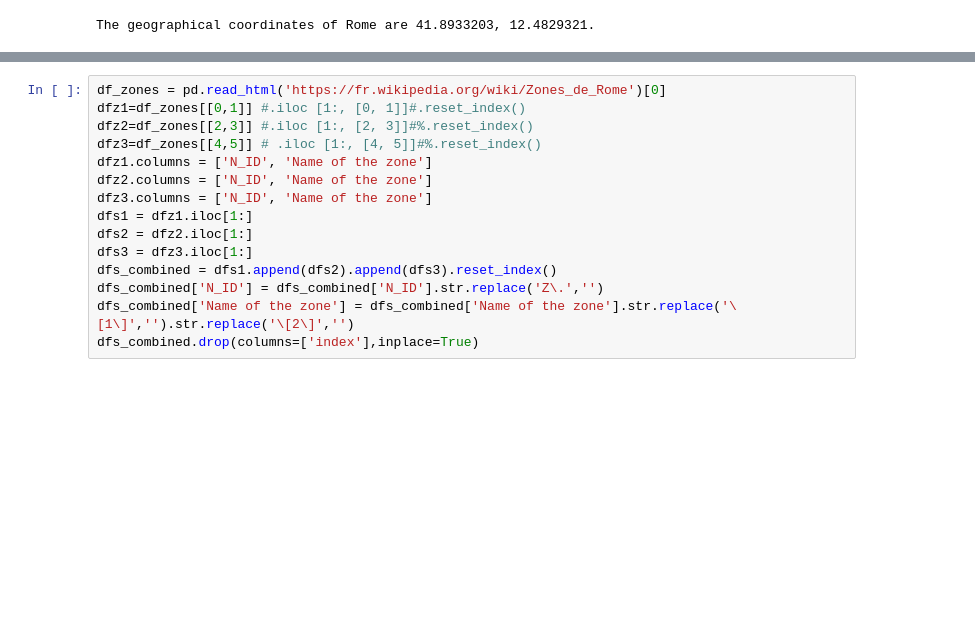
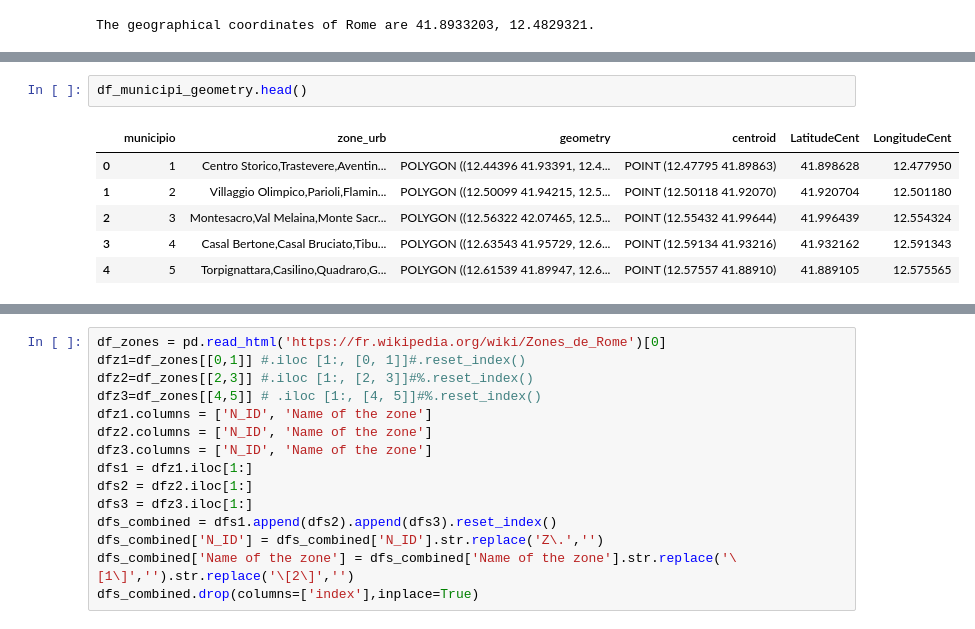
Before and after one commit to andife/AppliedDataScienceCapstone, a Jupyter notebook: final_Capstone_github.ipynb, the cells around one changed output, grey strips where cells are left out. Cells and saved outputs as stored; diff of their text form; blank space fills up the shorter version.

```diff
--- a/final_Capstone_github.ipynb
+++ b/final_Capstone_github.ipynb
@@ -174 +261,10 @@ dfcut = df_municipi_comb[['Area','Density','geometry']].copy(deep=True)
+# %%
+df_municipi_geometry.head()
+# %% [output]
+|  | municipio | zone_urb | geometry | centroid | LatitudeCent | LongitudeCent |
+| 0 | 1 | Centro Storico,Trastevere,Aventin... | POLYGON ((12.44396 41.93391, 12.4... | POINT (12.47795 41.89863) | 41.898628 | 12.477950 |
+| 1 | 2 | Villaggio Olimpico,Parioli,Flamin... | POLYGON ((12.50099 41.94215, 12.5... | POINT (12.50118 41.92070) | 41.920704 | 12.501180 |
+| 2 | 3 | Montesacro,Val Melaina,Monte Sacr... | POLYGON ((12.56322 42.07465, 12.5... | POINT (12.55432 41.99644) | 41.996439 | 12.554324 |
+| 3 | 4 | Casal Bertone,Casal Bruciato,Tibu... | POLYGON ((12.63543 41.95729, 12.6... | POINT (12.59134 41.93216) | 41.932162 | 12.591343 |
+| 4 | 5 | Torpignattara,Casilino,Quadraro,G... | POLYGON ((12.61539 41.89947, 12.6... | POINT (12.57557 41.88910) | 41.889105 | 12.575565 |
 # %%
```
Also changed, not shown: parts of 54 cells of this notebook, 15 other files.
